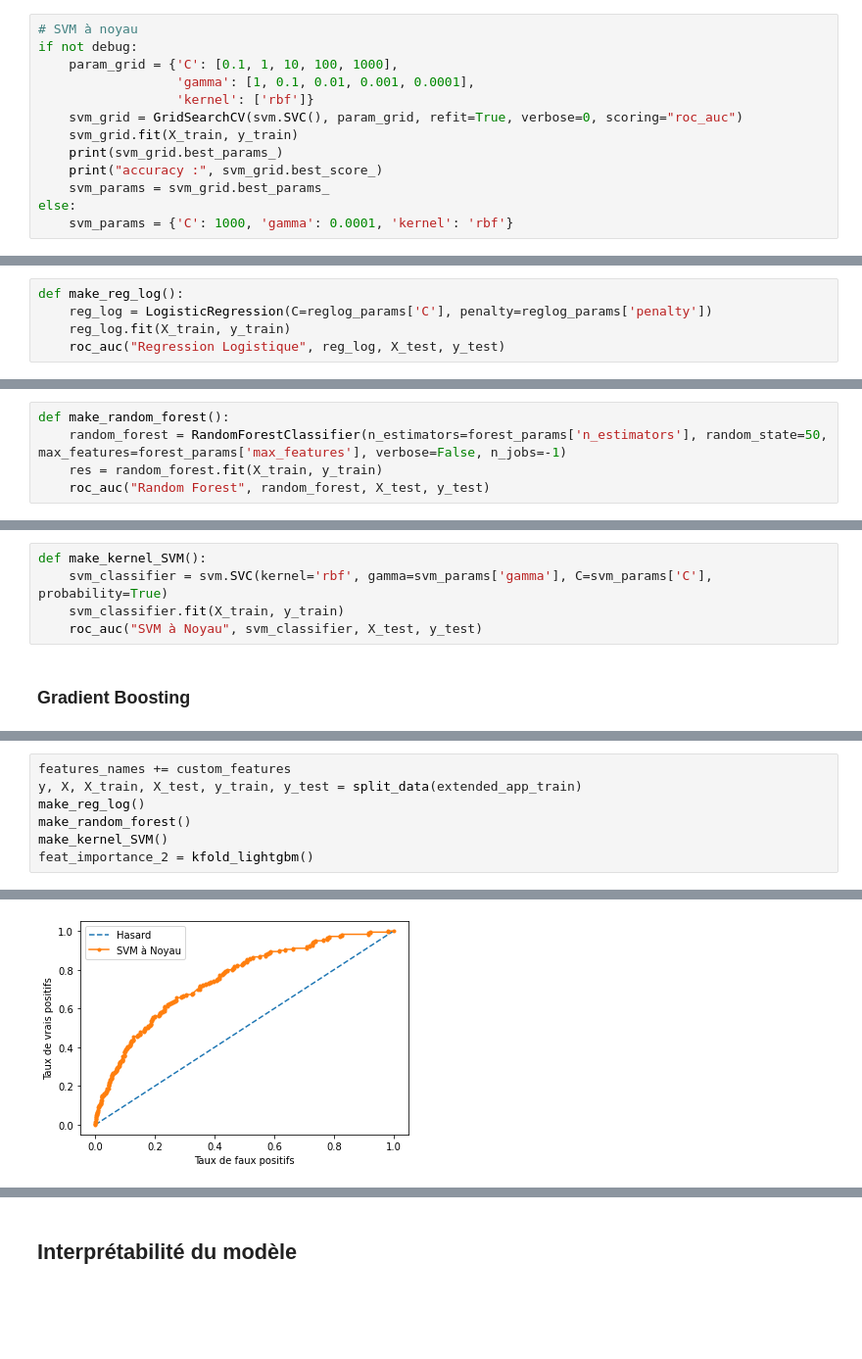
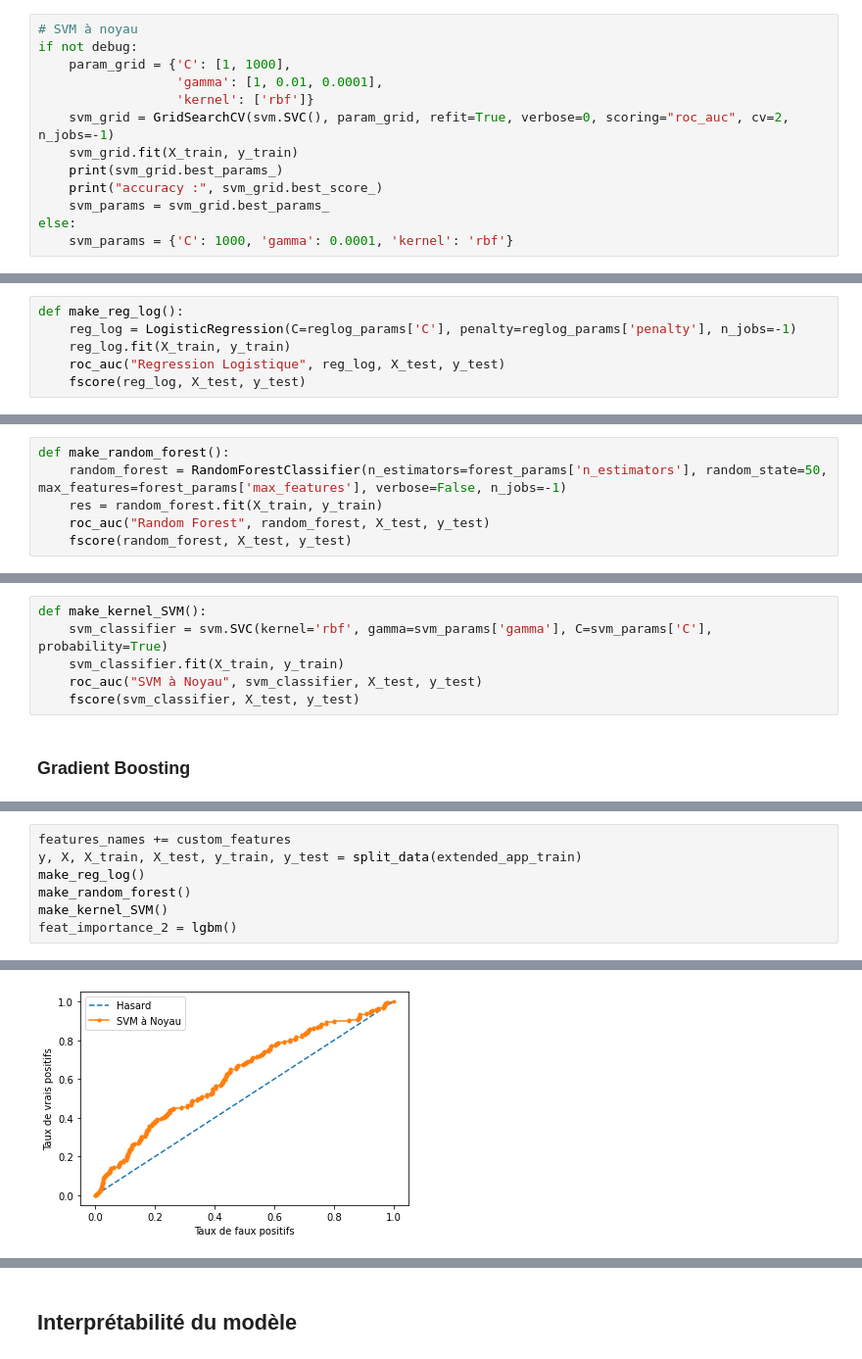
Before and after one commit to ThibaultDieudonne/Credit-Scoring, a Jupyter notebook: notebook.ipynb, the cells around one changed output, grey strips where cells are left out. Shown: that part at 98% size. Drawn from its saved outputs; the diff is of its cells as text; blank space fills up the shorter version.

```diff
--- a/notebook.ipynb
+++ b/notebook.ipynb
@@ -441,10 +446,10 @@ else:
 # %%
 # SVM à noyau
 if not debug:
-    param_grid = {'C': [0.1, 1, 10, 100, 1000],
-                  'gamma': [1, 0.1, 0.01, 0.001, 0.0001],
+    param_grid = {'C': [1, 1000],
+                  'gamma': [1, 0.01, 0.0001],
                   'kernel': ['rbf']}
-    svm_grid = GridSearchCV(svm.SVC(), param_grid, refit=True, verbose=0, scoring="roc_auc")
+    svm_grid = GridSearchCV(svm.SVC(), param_grid, refit=True, verbose=0, scoring="roc_auc", cv=2, n_jobs=-1)
     svm_grid.fit(X_train, y_train)
     print(svm_grid.best_params_)
     print("accuracy :", svm_grid.best_score_)
@@ -455,9 +463,10 @@ else:
 ### Regression Logistique
 # %%
 def make_reg_log():
-    reg_log = LogisticRegression(C=reglog_params['C'], penalty=reglog_params['penalty'])
+    reg_log = LogisticRegression(C=reglog_params['C'], penalty=reglog_params['penalty'], n_jobs=-1)
     reg_log.fit(X_train, y_train)
     roc_auc("Regression Logistique", reg_log, X_test, y_test)
+    fscore(reg_log, X_test, y_test)
 # %% [markdown]
 ### Random Forest
 # %%
@@ -465,6 +474,7 @@ def make_random_forest():
     random_forest = RandomForestClassifier(n_estimators=forest_params['n_estimators'], random_state=50, max_features=forest_params['max_features'], verbose=False, n_jobs=-1)
     res = random_forest.fit(X_train, y_train)
     roc_auc("Random Forest", random_forest, X_test, y_test)
+    fscore(random_forest, X_test, y_test)
 # %% [markdown]
 ### SVM à Noyau
 # %%
@@ -472,6 +482,7 @@ def make_kernel_SVM():
     svm_classifier = svm.SVC(kernel='rbf', gamma=svm_params['gamma'], C=svm_params['C'], probability=True)
     svm_classifier.fit(X_train, y_train)
     roc_auc("SVM à Noyau", svm_classifier, X_test, y_test)
+    fscore(svm_classifier, X_test, y_test)
 # %% [markdown]
 ### Gradient Boosting
 # %%
@@ -546,7 +541,7 @@ y, X, X_train, X_test, y_train, y_test = split_data(extended_app_train)
 make_reg_log()
 make_random_forest()
 make_kernel_SVM()
-feat_importance_2 = kfold_lightgbm()
+feat_importance_2 = lgbm()
 # %% [output]
 [figure]
 [figure]
@@ -558 +555 @@ SVM à Noyau: ROC AUC=0.75 (précédemment 0.755)
-[figure, old version]
+[figure, new version]
```
Also changed, not shown: parts of 16 cells of this notebook, 1 other file.
